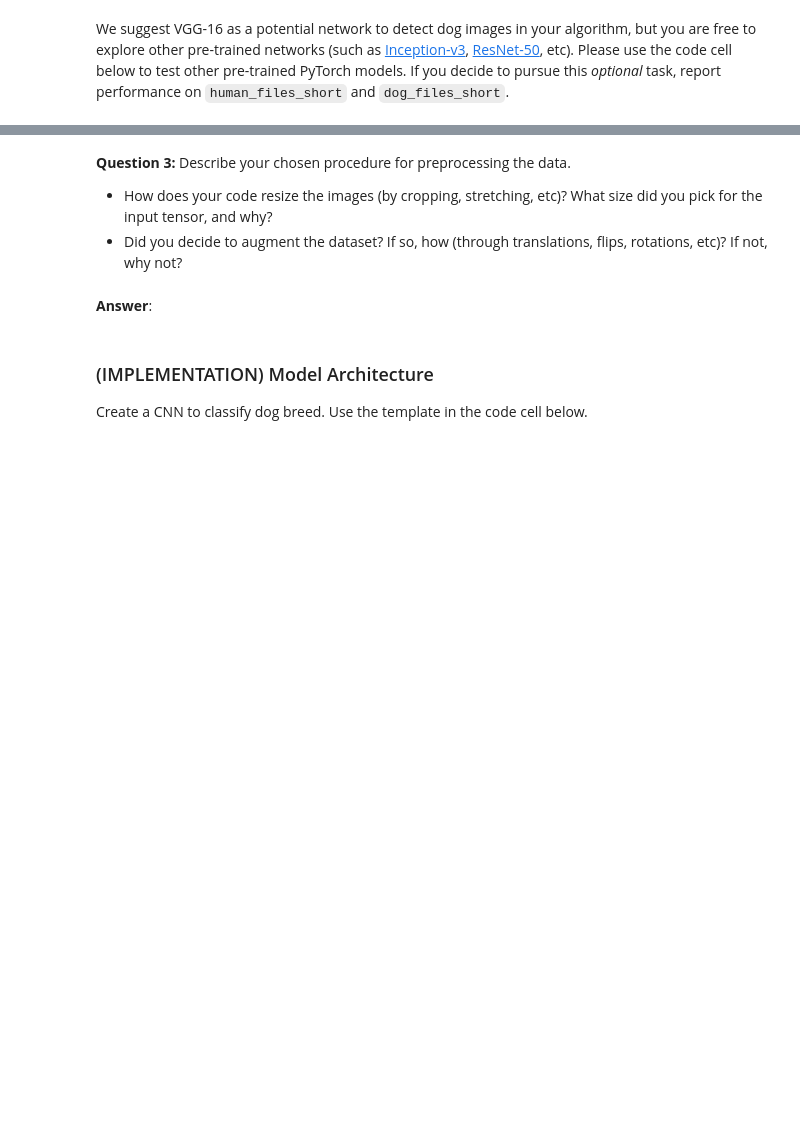
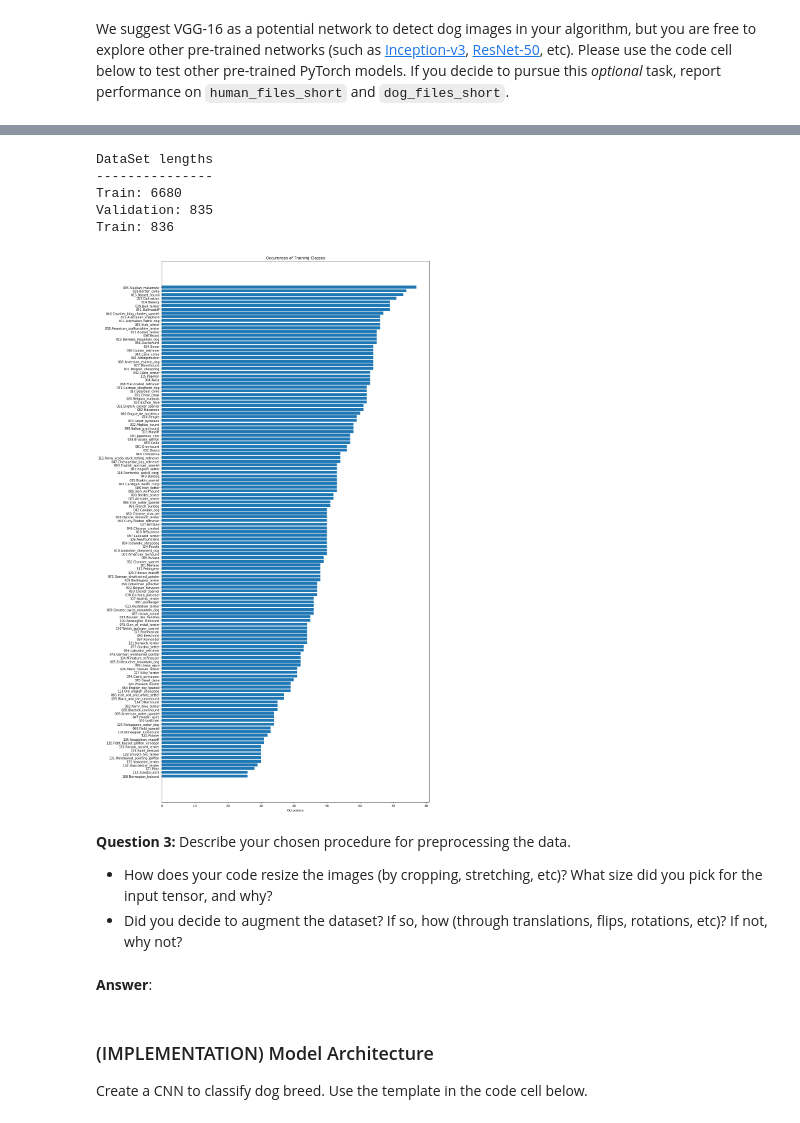
Before and after one commit to mstolin/ML-Engineer-Capstone, a Jupyter notebook: dog_app.ipynb, the cells around one changed output, grey strips where cells are left out. Cells and saved outputs as stored; diff of their text form; code cells hidden in the pictures; blank space fills up the shorter version.

```diff
--- a/dog_app.ipynb
+++ b/dog_app.ipynb
@@ -373,0 +395,5 @@ from torchvision import datasets
+# %%
+train_dataset = datasets.ImageFolder('dogImages/train/')
+train_dataloader = DataLoader(train_dataset,
+                              batch_size=BATCH_SIZE,
+                              shuffle=True)
@@ -373,0 +410,15 @@ from torchvision import datasets
+# %%
+print('DataSet lengths')
+print('---------------')
+print('Train:', len(train_dataset))
+print('Validation:', len(valid_dataset))
+print('Train:', len(test_dataset))
+# %% [output]
+DataSet lengths
+---------------
+Train: 6680
+Validation: 835
+Train: 836
+# %%
+train_samples = np.array(train_dataset.targets)
+train_label_occurences = np.array([(train_samples == label).sum() for label in np.unique(train_samples)])
@@ -374,3 +431,18 @@ from torchvision import datasets
+# %%
+train_index_sorted = np.argsort(train_label_occurences)
+
+fig, ax1 = plt.subplots(1, 1, figsize=(15, 25))
+
+plot_x = [train_dataset.classes[index] for index in train_index_sorted]
+plot_y = [train_label_occurences[index] for index in train_index_sorted]
+ax1.set_xlabel('Occurence')
+ax1.set_title('Occurences of Training Classes')
+ax1.barh(plot_x, plot_y)
+
+plt.tight_layout()
+plt.show()
+# %% [output]
+[figure, added]
 # %% [markdown]
 **Question 3:** Describe your chosen procedure for preprocessing the data.
 - How does your code resize the images (by cropping, stretching, etc)?  What size did you pick for the input tensor, and why?
```
Also changed, not shown: parts of 21 cells of this notebook.
